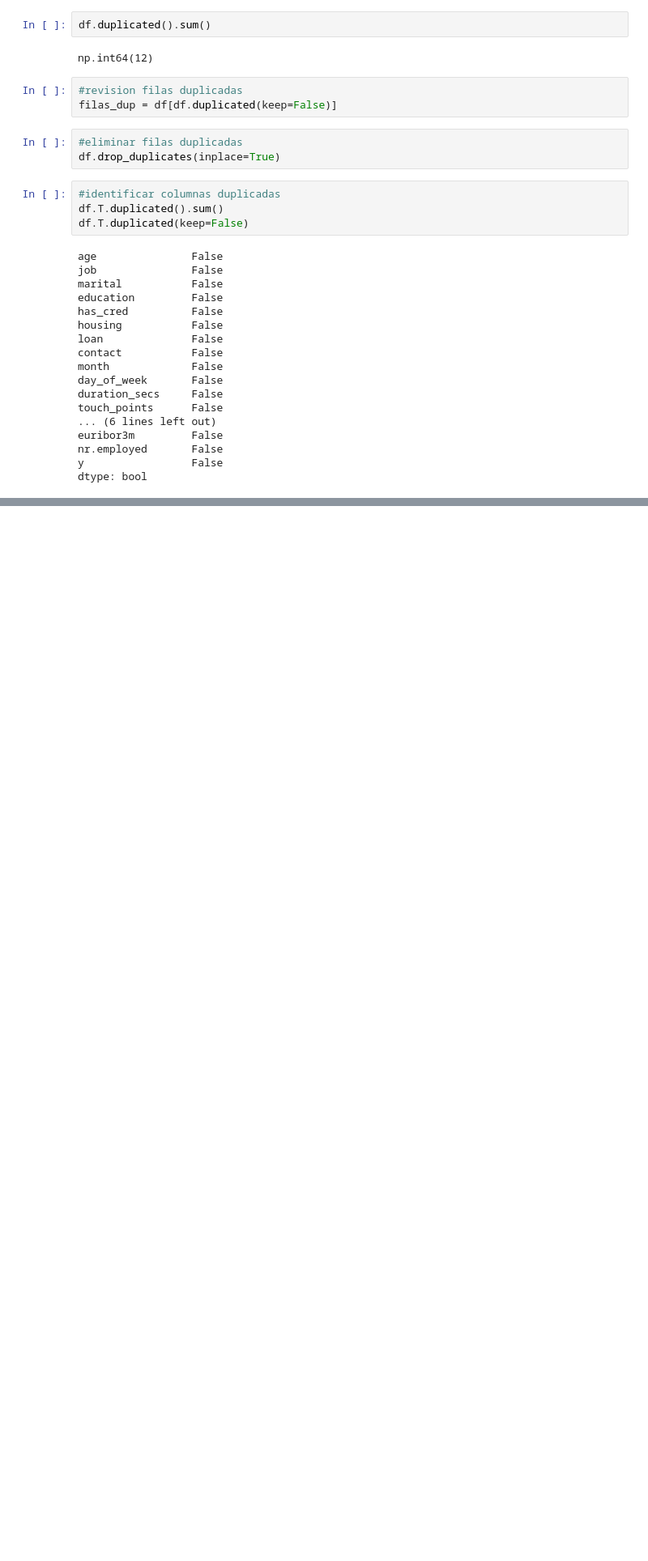
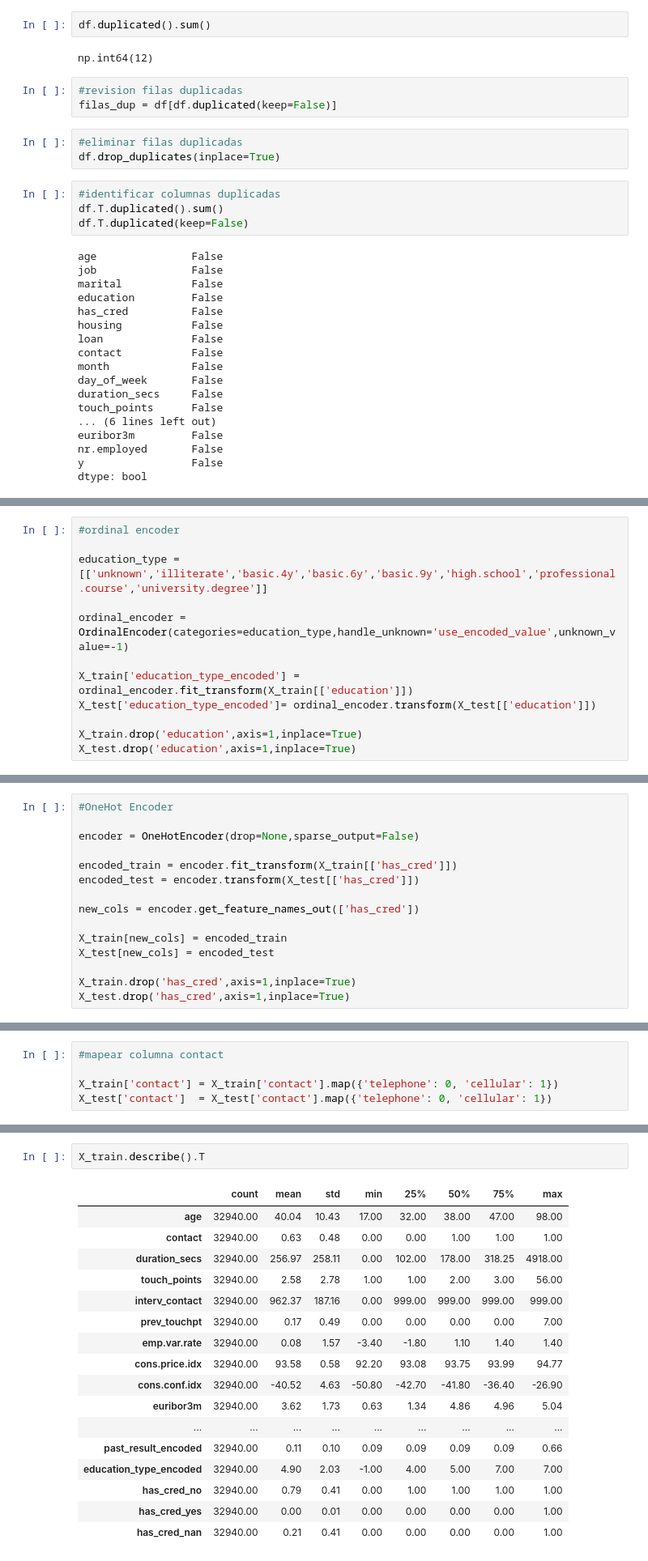
Before and after one commit to 4GeeksAcademy/anagabsr-intro-ml, a Jupyter notebook: src/01-logistic-regression.ipynb, the cells around one changed output, grey strips where cells are left out. Shown at 81% size. Drawn from its saved outputs; the diff is of its cells as text; blank space fills up the shorter version.

```diff
--- a/src/01-logistic-regression.ipynb
+++ b/src/01-logistic-regression.ipynb
@@ -188,0 +396,12 @@ msno.matrix(df)
+# %%
+#ordinal encoder
+
+education_type = [['unknown','illiterate','basic.4y','basic.6y','basic.9y','high.school','professional.course','university.degree']]
+
+ordinal_encoder = OrdinalEncoder(categories=education_type,handle_unknown='use_encoded_value',unknown_value=-1)
+
+X_train['education_type_encoded'] = ordinal_encoder.fit_transform(X_train[['education']])
+X_test['education_type_encoded']= ordinal_encoder.transform(X_test[['education']])
+
+X_train.drop('education',axis=1,inplace=True)
+X_test.drop('education',axis=1,inplace=True)
@@ -188,0 +417,15 @@ msno.matrix(df)
+# %%
+#OneHot Encoder
+
+encoder = OneHotEncoder(drop=None,sparse_output=False)
+
+encoded_train = encoder.fit_transform(X_train[['has_cred']])
+encoded_test = encoder.transform(X_test[['has_cred']])
+
+new_cols = encoder.get_feature_names_out(['has_cred'])
+
+X_train[new_cols] = encoded_train
+X_test[new_cols] = encoded_test
+
+X_train.drop('has_cred',axis=1,inplace=True)
+X_test.drop('has_cred',axis=1,inplace=True)
@@ -188,0 +441,5 @@ msno.matrix(df)
+# %%
+#mapear columna contact
+
+X_train['contact'] = X_train['contact'].map({'telephone': 0, 'cellular': 1})
+X_test['contact']  = X_test['contact'].map({'telephone': 0, 'cellular': 1})
@@ -188,0 +477,20 @@ msno.matrix(df)
+# %%
+X_train.describe().T
+# %% [output]
+|  | count | mean | std | min | 25% | 50% | 75% | max |
+| age | 32940.00 | 40.04 | 10.43 | 17.00 | 32.00 | 38.00 | 47.00 | 98.00 |
+| contact | 32940.00 | 0.63 | 0.48 | 0.00 | 0.00 | 1.00 | 1.00 | 1.00 |
+| duration_secs | 32940.00 | 256.97 | 258.11 | 0.00 | 102.00 | 178.00 | 318.25 | 4918.00 |
+| touch_points | 32940.00 | 2.58 | 2.78 | 1.00 | 1.00 | 2.00 | 3.00 | 56.00 |
+| interv_contact | 32940.00 | 962.37 | 187.16 | 0.00 | 999.00 | 999.00 | 999.00 | 999.00 |
+| prev_touchpt | 32940.00 | 0.17 | 0.49 | 0.00 | 0.00 | 0.00 | 0.00 | 7.00 |
+| emp.var.rate | 32940.00 | 0.08 | 1.57 | -3.40 | -1.80 | 1.10 | 1.40 | 1.40 |
+| cons.price.idx | 32940.00 | 93.58 | 0.58 | 92.20 | 93.08 | 93.75 | 93.99 | 94.77 |
+| cons.conf.idx | 32940.00 | -40.52 | 4.63 | -50.80 | -42.70 | -41.80 | -36.40 | -26.90 |
+| euribor3m | 32940.00 | 3.62 | 1.73 | 0.63 | 1.34 | 4.86 | 4.96 | 5.04 |
+| ... | ... | ... | ... | ... | ... | ... | ... | ... |
+| past_result_encoded | 32940.00 | 0.11 | 0.10 | 0.09 | 0.09 | 0.09 | 0.09 | 0.66 |
+| education_type_encoded | 32940.00 | 4.90 | 2.03 | -1.00 | 4.00 | 5.00 | 7.00 | 7.00 |
+| has_cred_no | 32940.00 | 0.79 | 0.41 | 0.00 | 1.00 | 1.00 | 1.00 | 1.00 |
+| has_cred_yes | 32940.00 | 0.00 | 0.01 | 0.00 | 0.00 | 0.00 | 0.00 | 1.00 |
+| has_cred_nan | 32940.00 | 0.21 | 0.41 | 0.00 | 0.00 | 0.00 | 0.00 | 1.00 |
```
Also changed, not shown: parts of 78 cells of this notebook, 1 other file.
